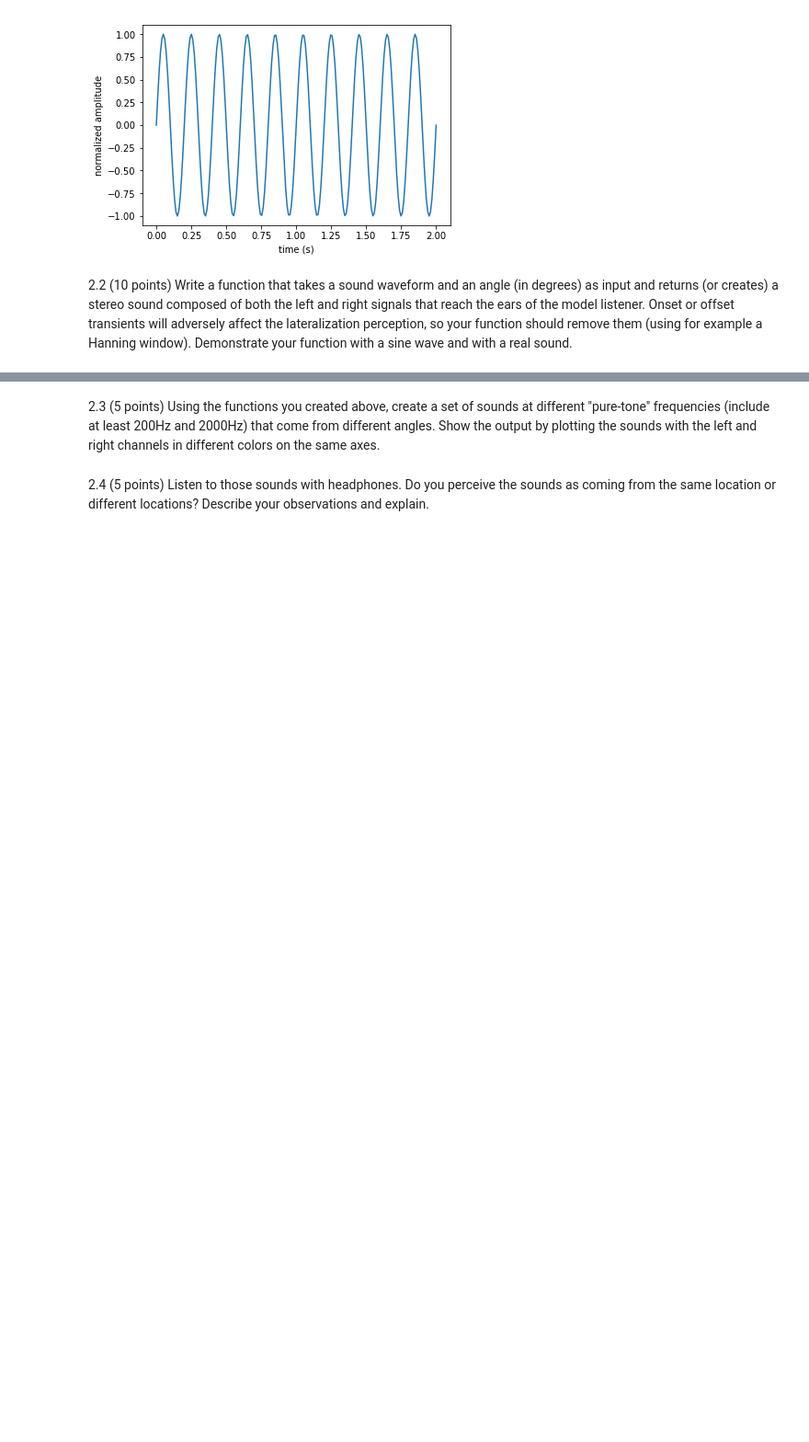
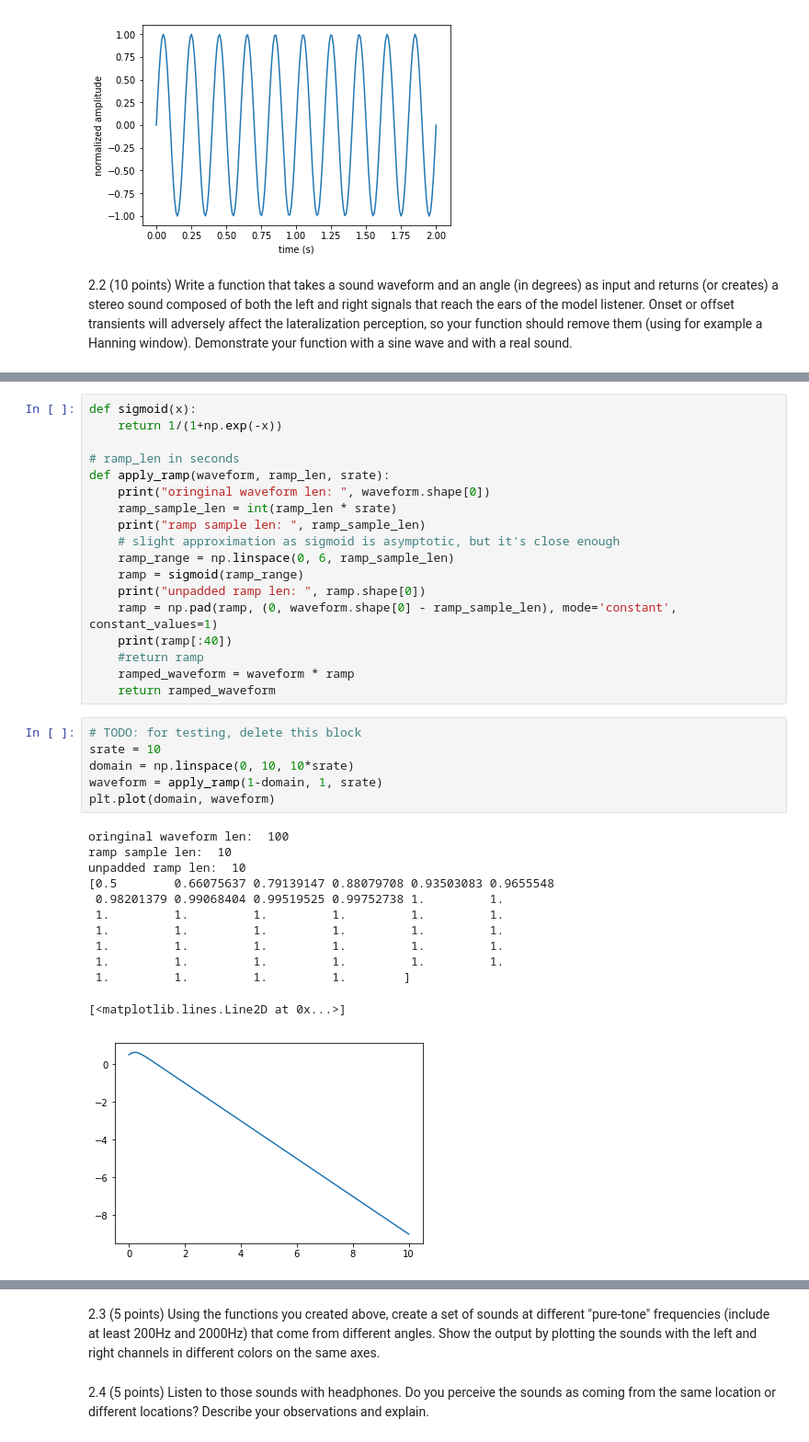
Before and after one commit to brennanmcfarland/computational-perception-class, a Jupyter notebook: CP-A3-bfm21.ipynb, the cells around one changed output, grey strips where cells are left out. Shown at 92% size. Drawn from its saved outputs; the diff is of its cells as text; blank space fills up the shorter version.

Commit message:
sound ramp now works, but its hacky

```diff
--- a/CP-A3-bfm21.ipynb
+++ b/CP-A3-bfm21.ipynb
@@ -133,0 +129,37 @@ play_sound(data, srate)
+# %%
+def sigmoid(x):
+    return 1/(1+np.exp(-x))
+
+# ramp_len in seconds
+def apply_ramp(waveform, ramp_len, srate):
+    print("oringinal waveform len: ", waveform.shape[0])
+    ramp_sample_len = int(ramp_len * srate)
+    print("ramp sample len: ", ramp_sample_len)
+    # slight approximation as sigmoid is asymptotic, but it's close enough
+    ramp_range = np.linspace(0, 6, ramp_sample_len)
+    ramp = sigmoid(ramp_range)
+    print("unpadded ramp len: ", ramp.shape[0])
+    ramp = np.pad(ramp, (0, waveform.shape[0] - ramp_sample_len), mode='constant', constant_values=1)
+    print(ramp[:40])
+    #return ramp
+    ramped_waveform = waveform * ramp
+    return ramped_waveform
+# %%
+# TODO: for testing, delete this block
+srate = 10
+domain = np.linspace(0, 10, 10*srate)
+waveform = apply_ramp(1-domain, 1, srate)
+plt.plot(domain, waveform)
+# %% [output]
+oringinal waveform len:  100
+ramp sample len:  10
+unpadded ramp len:  10
+[0.5        0.66075637 0.79139147 0.88079708 0.93503083 0.9655548
+ 0.98201379 0.99068404 0.99519525 0.99752738 1.         1.
+ 1.         1.         1.         1.         1.         1.
+ 1.         1.         1.         1.         1.         1.
+ 1.         1.         1.         1.         1.         1.
+ 1.         1.         1.         1.         1.         1.
+ 1.         1.         1.         1.        ]
+[<matplotlib.lines.Line2D at 0x...>]
+[figure, added]
```
Also changed, not shown: parts of 11 cells of this notebook.
